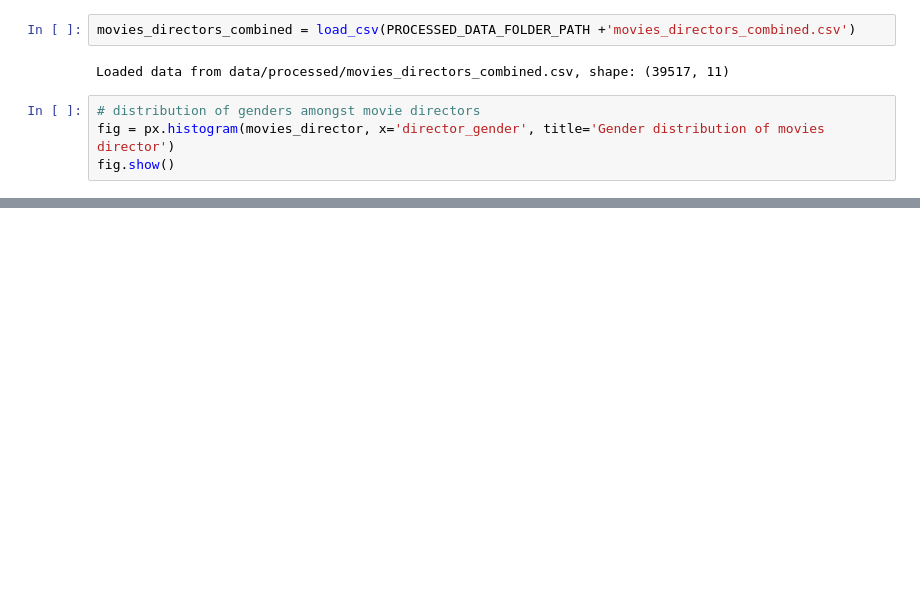
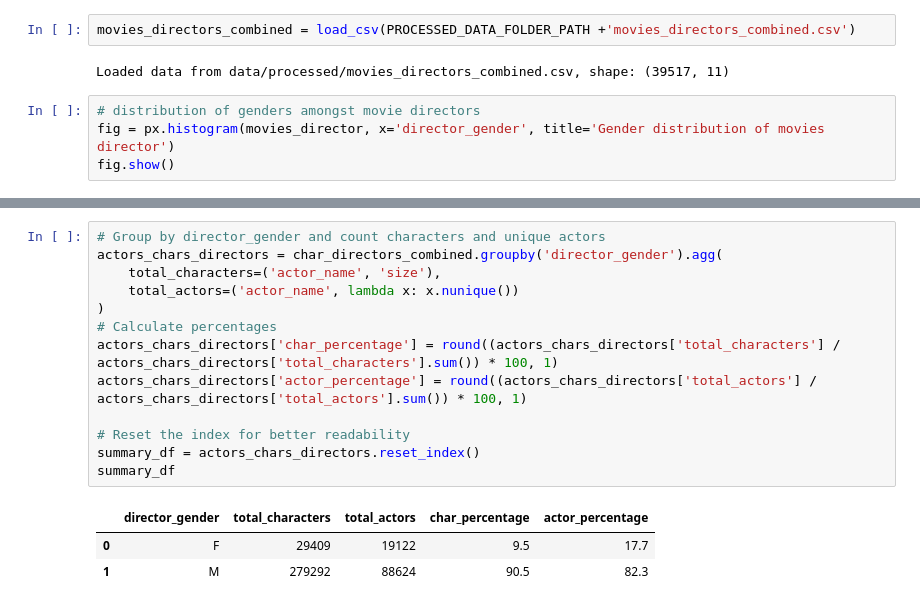
Before and after one commit to epfl-ada/ada-2024-project-adapocalypse, a Jupyter notebook: results.ipynb, the cells around one changed output, grey strips where cells are left out. Drawn from its saved outputs; the diff is of its cells as text; blank space fills up the shorter version.

```diff
--- a/results.ipynb
+++ b/results.ipynb
@@ -570,0 +604,17 @@ fig.show()
+# %%
+# Group by director_gender and count characters and unique actors
+actors_chars_directors = char_directors_combined.groupby('director_gender').agg(
+    total_characters=('actor_name', 'size'),
+    total_actors=('actor_name', lambda x: x.nunique())
+)
+# Calculate percentages
+actors_chars_directors['char_percentage'] = round((actors_chars_directors['total_characters'] / actors_chars_directors['total_characters'].sum()) * 100, 1)
+actors_chars_directors['actor_percentage'] = round((actors_chars_directors['total_actors'] / actors_chars_directors['total_actors'].sum()) * 100, 1)
+
+# Reset the index for better readability
+summary_df = actors_chars_directors.reset_index()
+summary_df
+# %% [output]
+|  | director_gender | total_characters | total_actors | char_percentage | actor_percentage |
+| 0 | F | 29409 | 19122 | 9.5 | 17.7 |
+| 1 | M | 279292 | 88624 | 90.5 | 82.3 |
```
Also changed, not shown: parts of 26 cells of this notebook.
